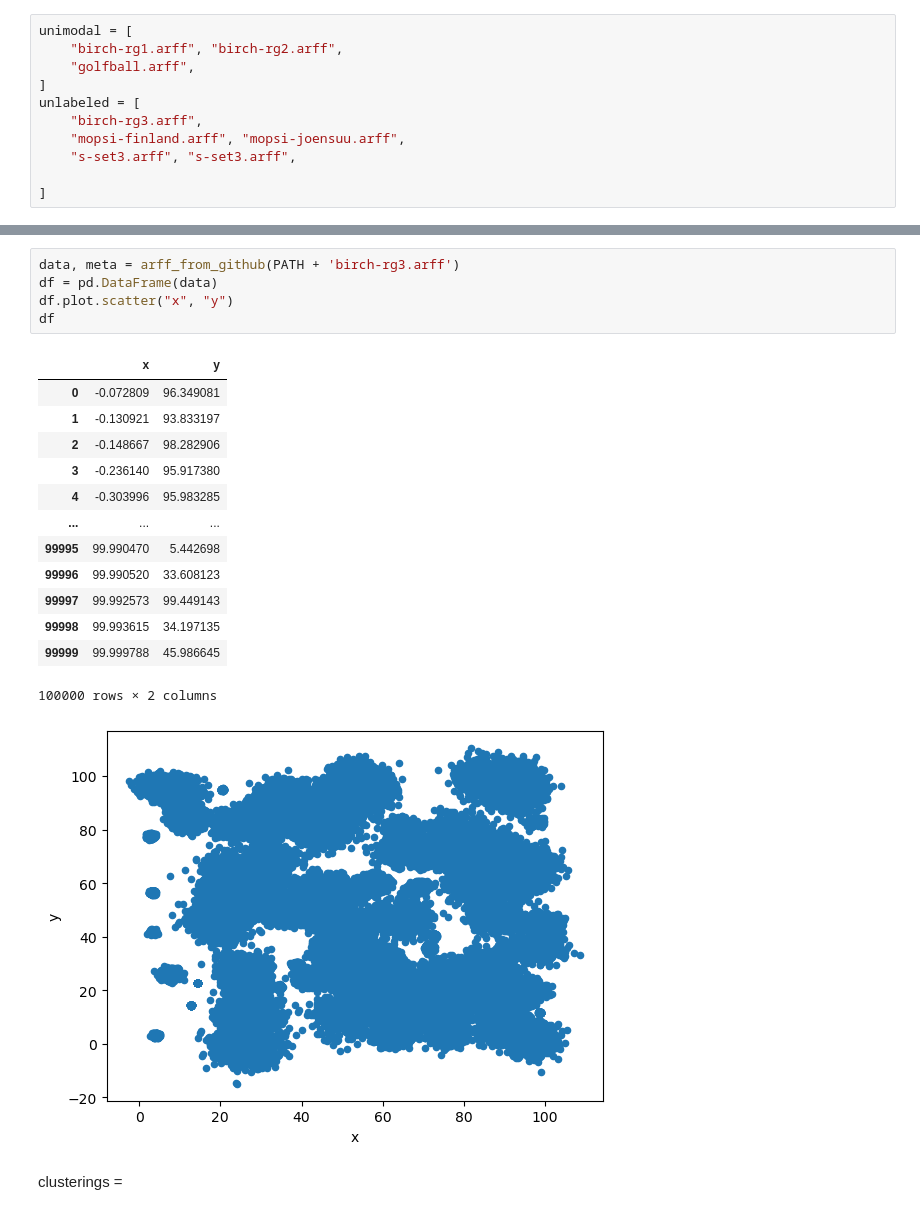
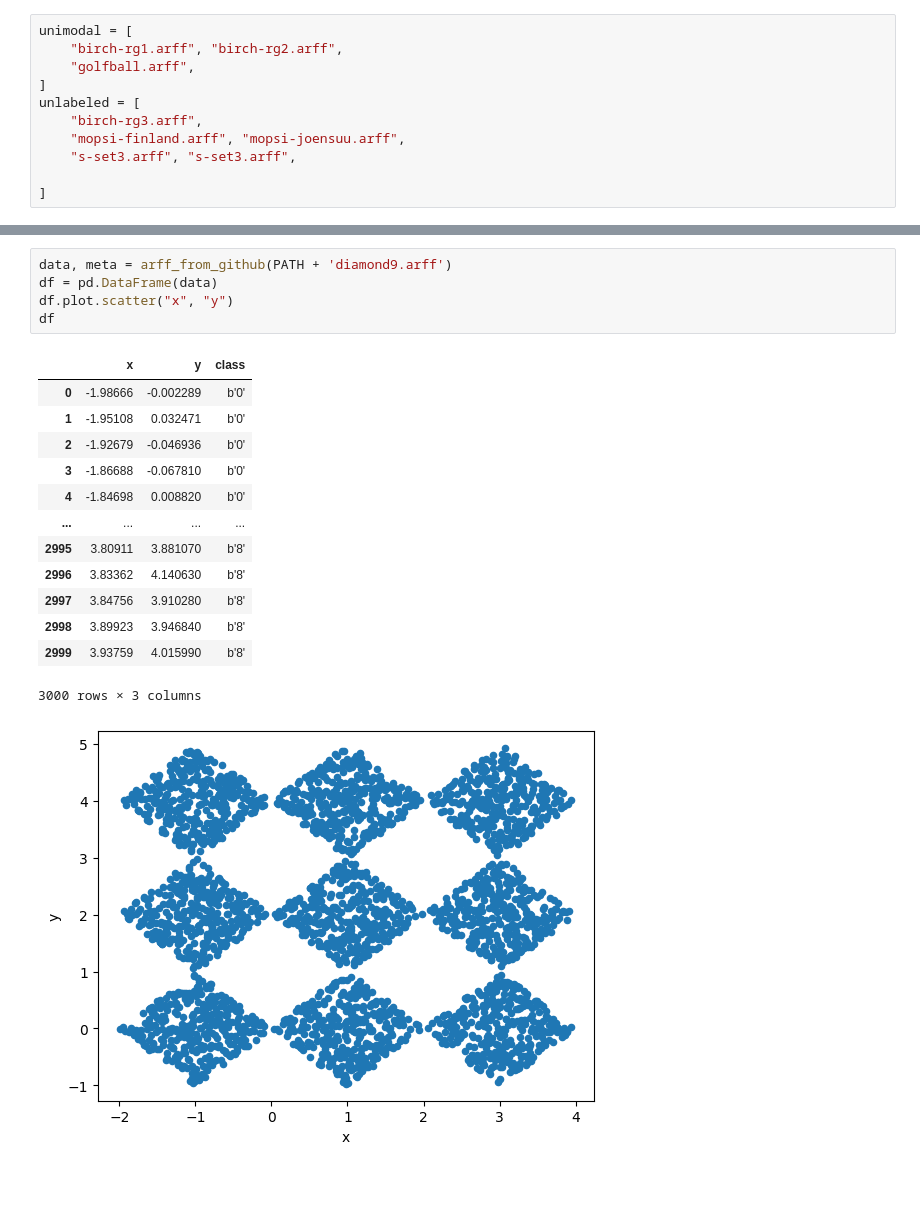
Before and after one commit to nglm/clusterexp, a Jupyter notebook: clusterexp/clustering_benchmark.ipynb, the cells around one changed output, grey strips where cells are left out. Saved outputs shown, nothing was run; the diff lists cells and outputs as text; blank space fills up the shorter version.

```diff
--- a/clusterexp/clustering_benchmark.ipynb
+++ b/clusterexp/clustering_benchmark.ipynb
@@ -89,22 +100,20 @@ https://raw.githubusercontent.com/nglm/clustering-benchmark/master/src/main/reso
 # %%
-data, meta = arff_from_github(PATH + 'birch-rg3.arff')
+data, meta = arff_from_github(PATH + 'diamond9.arff')
 df = pd.DataFrame(data)
 df.plot.scatter("x", "y")
 df
 # %% [output]
-|  | x | y |
-| 0 | -0.072809 | 96.349081 |
-| 1 | -0.130921 | 93.833197 |
-| 2 | -0.148667 | 98.282906 |
-| 3 | -0.236140 | 95.917380 |
-| 4 | -0.303996 | 95.983285 |
-| ... | ... | ... |
-| 99995 | 99.990470 | 5.442698 |
-| 99996 | 99.990520 | 33.608123 |
-| 99997 | 99.992573 | 99.449143 |
-| 99998 | 99.993615 | 34.197135 |
-| 99999 | 99.999788 | 45.986645 |
+|  | x | y | class |
+| 0 | -1.98666 | -0.002289 | b'0' |
+| 1 | -1.95108 | 0.032471 | b'0' |
+| 2 | -1.92679 | -0.046936 | b'0' |
+| 3 | -1.86688 | -0.067810 | b'0' |
+| 4 | -1.84698 | 0.008820 | b'0' |
+| ... | ... | ... | ... |
+| 2995 | 3.80911 | 3.881070 | b'8' |
+| 2996 | 3.83362 | 4.140630 | b'8' |
+| 2997 | 3.84756 | 3.910280 | b'8' |
+| 2998 | 3.89923 | 3.946840 | b'8' |
+| 2999 | 3.93759 | 4.015990 | b'8' |
-100000 rows × 2 columns
+3000 rows × 3 columns
-[figure, old version]
+[figure, new version]
-# %% [markdown]
-clusterings =
```
Also changed, not shown: parts of 10 cells of this notebook, 2 other files.
